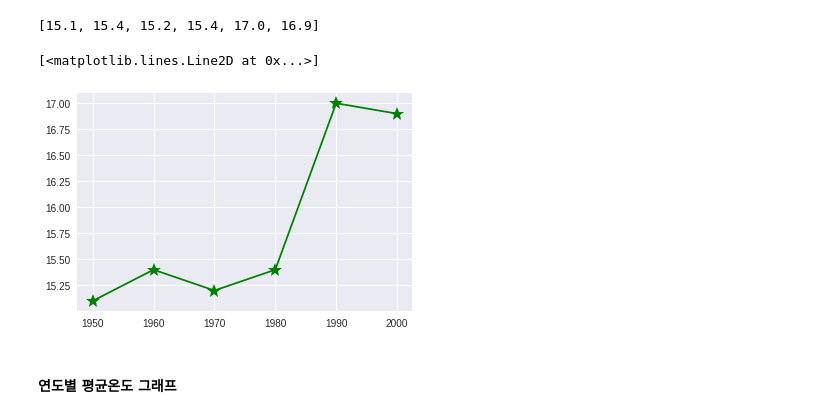
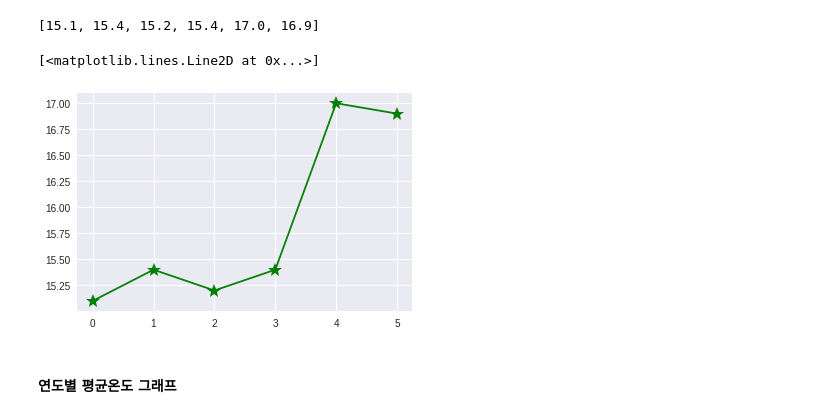
Before and after one commit to flocc1352/py-10, a Jupyter notebook: py-basic/wk03_list_loop_condition.ipynb, the cells around one changed output. Drawn from its saved outputs; the diff is of its cells as text; code cells hidden in the pictures.

```diff
--- a/py-basic/wk03_list_loop_condition.ipynb
+++ b/py-basic/wk03_list_loop_condition.ipynb
@@ -83,8 +81,8 @@ year = range(1950,2010,10)
 # %%
 # 도쿄의 낮 평균 기온 (1950년부터 2000년까지)
 # 변수 리스트를 할당
-tokyo_temps2 = [15.1, 15.4, 15.2, 15.4, 17.0, 16.9]
-tokyo_temps2
+tokyo_temps = [15.1, 15.4, 15.2, 15.4, 17.0, 16.9]
+tokyo_temps
 # %% [output]
 [15.1, 15.4, 15.2, 15.4, 17.0, 16.9]
 # %%
@@ -93,10 +91,10 @@ tokyo_temps2
 import matplotlib.pyplot as plt
 # %%
 # 그래프의 표시
-plt.plot(year, tokyo_temps2, 'g*-', ms=15)
+plt.plot(tokyo_temps, 'g*-', ms=15)
 # %% [output]
 [<matplotlib.lines.Line2D at 0x...>]
-[figure, old version]
+[figure, new version]
 # %% [markdown]
 #### 연도별 평균온도 그래프
 # %%
```
Also changed, not shown: parts of 24 cells of this notebook.
